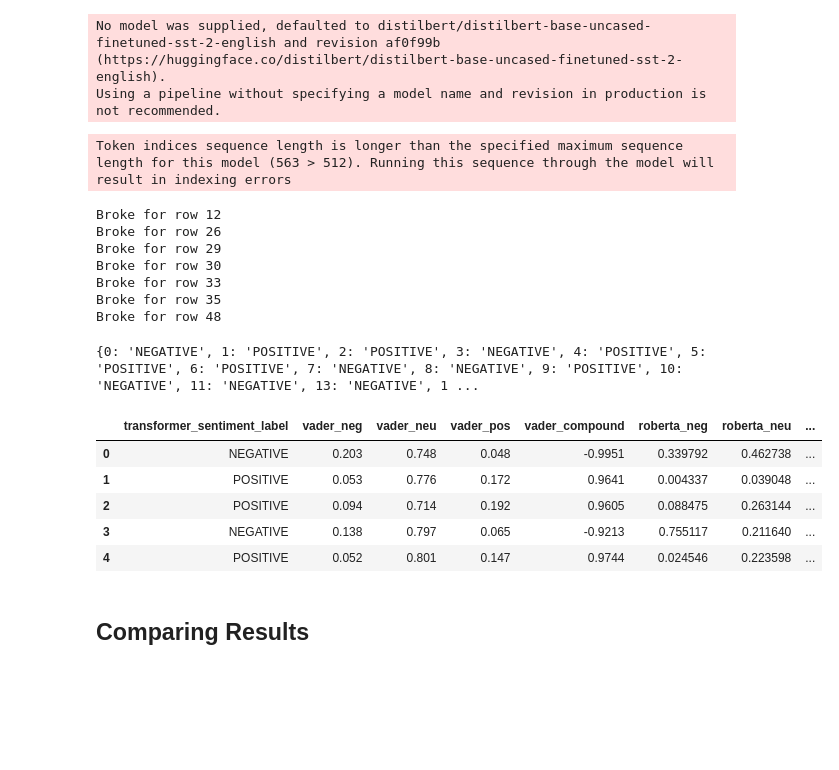
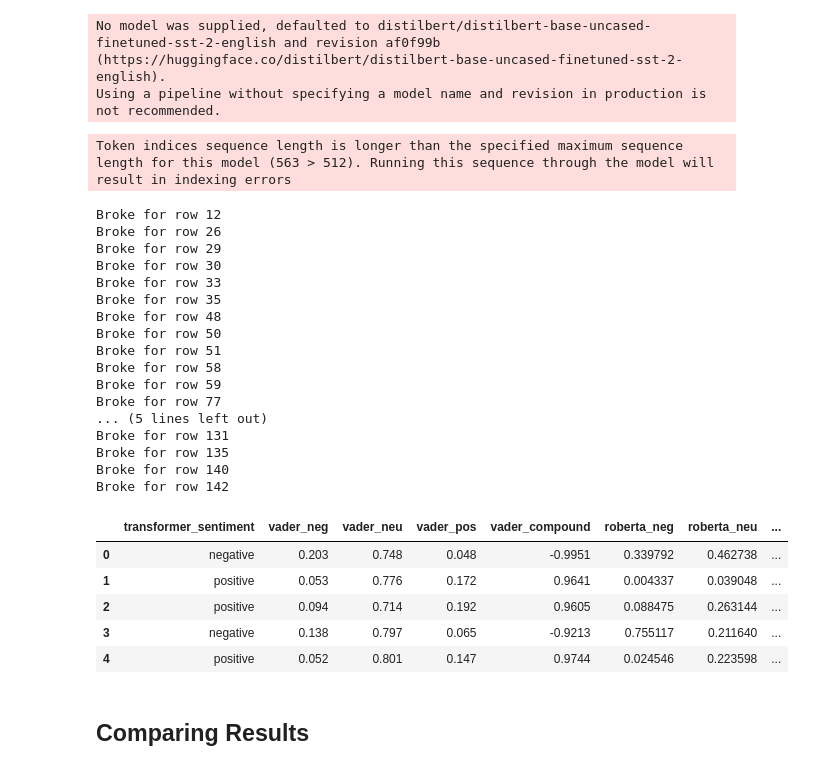
Before and after one commit to yaseminkhan/sentimentAnalysis, a Jupyter notebook: sentimentAnalysis.ipynb, the cells around one changed output. Cells and saved outputs as stored; diff of their text form; code cells hidden in the pictures; blank space fills up the shorter version.

```diff
--- a/sentimentAnalysis.ipynb
+++ b/sentimentAnalysis.ipynb
@@ -18,5 +18,5 @@ print(df.head())
 # %%
 #remove to run for whole dataset
-df = df.head(50)
+df = df.head(150)
 print(df.shape)
 # %% [output]
@@ -210,9 +222,9 @@ Broke for row 48
 # %%
 # convert results to df
-results_df = pd.DataFrame(result).T
+roberta_df = pd.DataFrame(result).T
 
 # merge scores with df
-results_df = results_df.merge(df, how='left', left_index=True, right_index=True)
+results_df = roberta_df.merge(df, how='left', left_index=True, right_index=True)
 results_df.head()
 # %% [output]
 |  | vader_neg | vader_neu | vader_pos | vader_compound | roberta_neg | roberta_neu | roberta_pos | review | ... |
@@ -249,22 +275,30 @@ Broke for row 30
 Broke for row 33
 Broke for row 35
 Broke for row 48
+Broke for row 50
+Broke for row 51
+Broke for row 58
+Broke for row 59
+Broke for row 77
+... (5 lines left out)
+Broke for row 131
+Broke for row 135
+Broke for row 140
+Broke for row 142
 # %%
-print(result)
-transformers_df = pd.Series(result).to_frame('transformer_sentiment_label')
+# convert result to df
+transformers_df = pd.Series(result).to_frame('transformer_sentiment')
 
-# transformers_df.head()
-# results_df.head()
-
+# merge scores with df
 results_df = transformers_df.merge(results_df, how='left', left_index=True, right_index=True)
+results_df['transformer_sentiment'] = results_df['transformer_sentiment'].str.lower()
 results_df.head()
 # %% [output]
-{0: 'NEGATIVE', 1: 'POSITIVE', 2: 'POSITIVE', 3: 'NEGATIVE', 4: 'POSITIVE', 5: 'POSITIVE', 6: 'POSITIVE', 7: 'NEGATIVE', 8: 'NEGATIVE', 9: 'POSITIVE', 10: 'NEGATIVE', 11: 'NEGATIVE', 13: 'NEGATIVE', 1 ...
-|  | transformer_sentiment_label | vader_neg | vader_neu | vader_pos | vader_compound | roberta_neg | roberta_neu | ... |
-| 0 | NEGATIVE | 0.203 | 0.748 | 0.048 | -0.9951 | 0.339792 | 0.462738 | ... |
-| 1 | POSITIVE | 0.053 | 0.776 | 0.172 | 0.9641 | 0.004337 | 0.039048 | ... |
-| 2 | POSITIVE | 0.094 | 0.714 | 0.192 | 0.9605 | 0.088475 | 0.263144 | ... |
-| 3 | NEGATIVE | 0.138 | 0.797 | 0.065 | -0.9213 | 0.755117 | 0.211640 | ... |
-| 4 | POSITIVE | 0.052 | 0.801 | 0.147 | 0.9744 | 0.024546 | 0.223598 | ... |
+|  | transformer_sentiment | vader_neg | vader_neu | vader_pos | vader_compound | roberta_neg | roberta_neu | ... |
+| 0 | negative | 0.203 | 0.748 | 0.048 | -0.9951 | 0.339792 | 0.462738 | ... |
+| 1 | positive | 0.053 | 0.776 | 0.172 | 0.9641 | 0.004337 | 0.039048 | ... |
+| 2 | positive | 0.094 | 0.714 | 0.192 | 0.9605 | 0.088475 | 0.263144 | ... |
+| 3 | negative | 0.138 | 0.797 | 0.065 | -0.9213 | 0.755117 | 0.211640 | ... |
+| 4 | positive | 0.052 | 0.801 | 0.147 | 0.9744 | 0.024546 | 0.223598 | ... |
 # %% [markdown]
 ## Comparing Results
```
Also changed, not shown: parts of 15 cells of this notebook.
